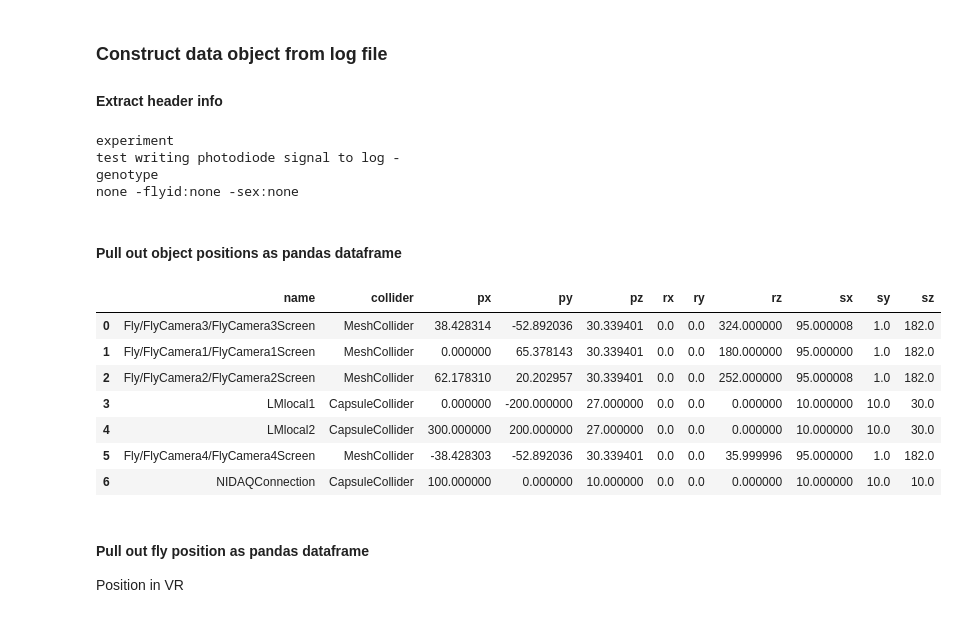
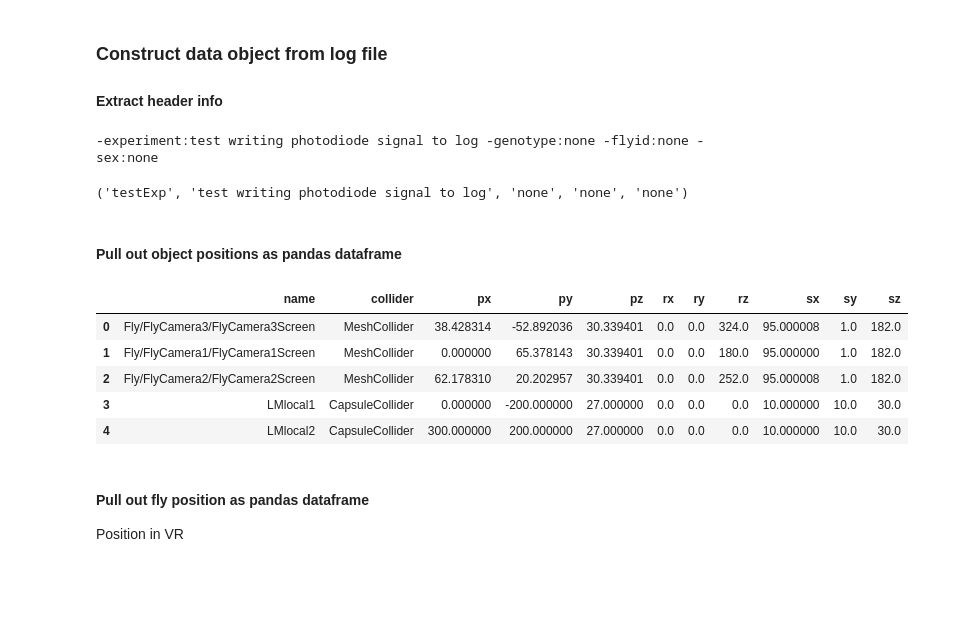
Before and after one commit to hjmh/unityvr, a Jupyter notebook: unityvr/scripts/parseUnityLog.ipynb, the cells around one changed output. Saved outputs shown, nothing was run; the diff lists cells and outputs as text; code cells hidden in the pictures; blank space fills up the shorter version.

```diff
--- a/unityvr/scripts/parseUnityLog.ipynb
+++ b/unityvr/scripts/parseUnityLog.ipynb
@@ -13,7 +12,7 @@ from unityvr.preproc import logproc
 from unityvr.viz import viz
 # %%
 dirName = "../sample/framerateTest/"
-fileName = "Log_2021-01-14_16-32-28.json"#"Log_2020-8-31_19-15-6_4.json"#
+fileName = "Log_2021-01-14_17-20-18.json"#"Log_2020-8-31_19-15-6_4.json"#
 
 
 dat = logproc.openUnityLog(dirName, fileName)
@@ -33,32 +28,24 @@ for i in range(3):
 # %% [markdown]
 ### Construct data object from log file
 #### Extract header info
-# %%
-headerwords = ["experiment", "genotype",'\n']
-notes = dat[0]['headerNotes']
-
-for i, hw in enumerate(headerwords[:-1]):
-    print(hw)
-    print(notes[notes.find(hw)+len(hw)+1:notes.find(headerwords[i+1])])
-# %% [output]
-experiment
-test writing photodiode signal to log -
-genotype
-none -flyid:none -sex:none
+# %%
+print(dat[0]['headerNotes'])
+logproc.parseHeader(dat[0]['headerNotes'])
+# %% [output]
+-experiment:test writing photodiode signal to log -genotype:none -flyid:none -sex:none
+('testExp', 'test writing photodiode signal to log', 'none', 'none', 'none')
 # %% [markdown]
 #### Pull out object positions as pandas dataframe
 # %%
 objDf = logproc.objDfFromLog(dat)
-objDf
+objDf.head()
 # %% [output]
 |  | name | collider | px | py | pz | rx | ry | rz | sx | sy | sz |
-| 0 | Fly/FlyCamera3/FlyCamera3Screen | MeshCollider | 38.428314 | -52.892036 | 30.339401 | 0.0 | 0.0 | 324.000000 | 95.000008 | 1.0 | 182.0 |
-| 1 | Fly/FlyCamera1/FlyCamera1Screen | MeshCollider | 0.000000 | 65.378143 | 30.339401 | 0.0 | 0.0 | 180.000000 | 95.000000 | 1.0 | 182.0 |
-| 2 | Fly/FlyCamera2/FlyCamera2Screen | MeshCollider | 62.178310 | 20.202957 | 30.339401 | 0.0 | 0.0 | 252.000000 | 95.000008 | 1.0 | 182.0 |
-| 3 | LMlocal1 | CapsuleCollider | 0.000000 | -200.000000 | 27.000000 | 0.0 | 0.0 | 0.000000 | 10.000000 | 10.0 | 30.0 |
-| 4 | LMlocal2 | CapsuleCollider | 300.000000 | 200.000000 | 27.000000 | 0.0 | 0.0 | 0.000000 | 10.000000 | 10.0 | 30.0 |
-| 5 | Fly/FlyCamera4/FlyCamera4Screen | MeshCollider | -38.428303 | -52.892036 | 30.339401 | 0.0 | 0.0 | 35.999996 | 95.000000 | 1.0 | 182.0 |
-| 6 | NIDAQConnection | CapsuleCollider | 100.000000 | 0.000000 | 10.000000 | 0.0 | 0.0 | 0.000000 | 10.000000 | 10.0 | 10.0 |
+| 0 | Fly/FlyCamera3/FlyCamera3Screen | MeshCollider | 38.428314 | -52.892036 | 30.339401 | 0.0 | 0.0 | 324.0 | 95.000008 | 1.0 | 182.0 |
+| 1 | Fly/FlyCamera1/FlyCamera1Screen | MeshCollider | 0.000000 | 65.378143 | 30.339401 | 0.0 | 0.0 | 180.0 | 95.000000 | 1.0 | 182.0 |
+| 2 | Fly/FlyCamera2/FlyCamera2Screen | MeshCollider | 62.178310 | 20.202957 | 30.339401 | 0.0 | 0.0 | 252.0 | 95.000008 | 1.0 | 182.0 |
+| 3 | LMlocal1 | CapsuleCollider | 0.000000 | -200.000000 | 27.000000 | 0.0 | 0.0 | 0.0 | 10.000000 | 10.0 | 30.0 |
+| 4 | LMlocal2 | CapsuleCollider | 300.000000 | 200.000000 | 27.000000 | 0.0 | 0.0 | 0.0 | 10.000000 | 10.0 | 30.0 |
 # %% [markdown]
 #### Pull out fly position as pandas dataframe
 Position in VR
```
Also changed, not shown: parts of 23 cells of this notebook.
